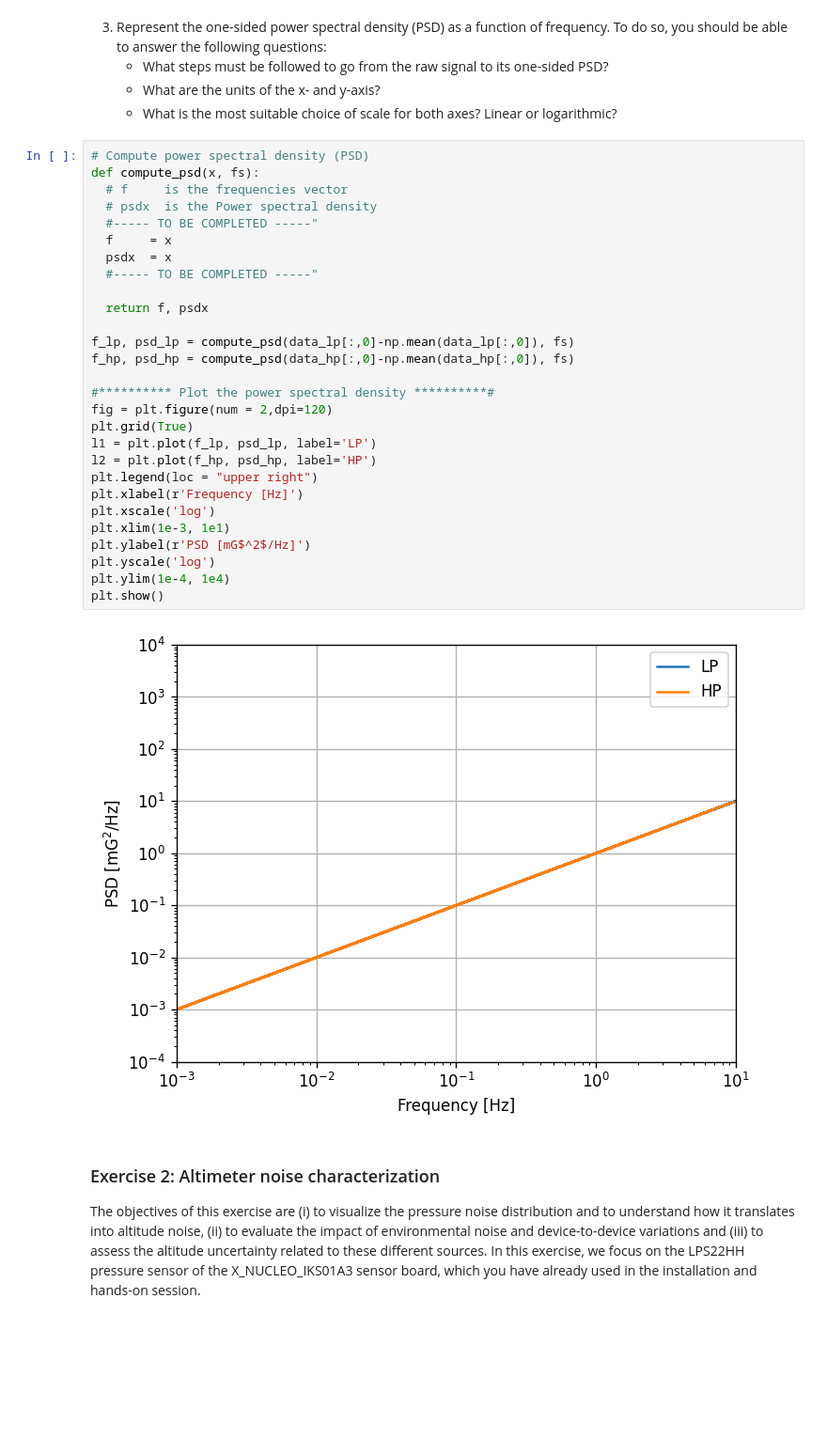
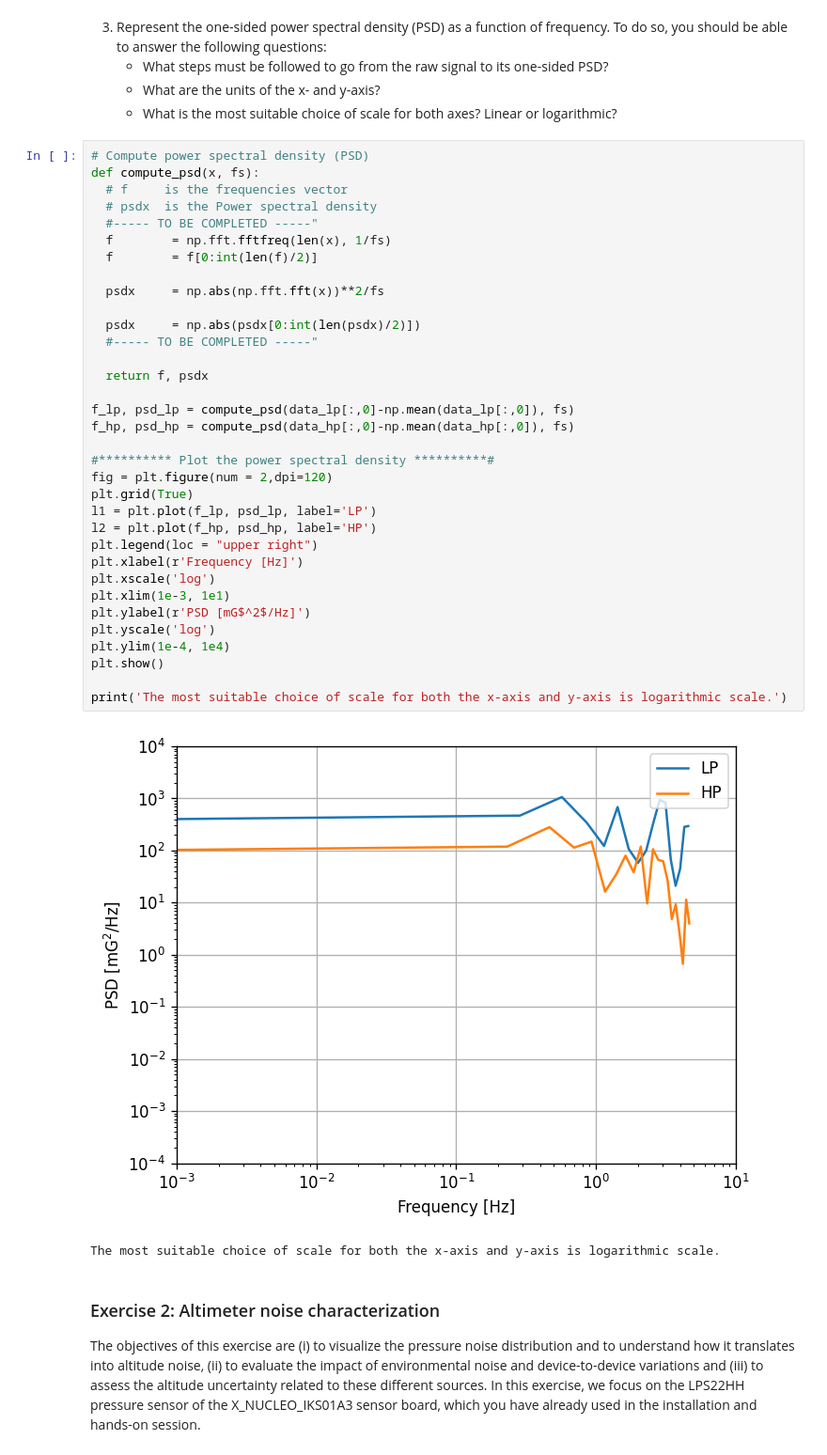
Before and after one commit to nonoswagman/LELEC2811-Group1, a Jupyter notebook: E1 - Noise and calibration-20241004/LELEC2811_E1_Notebook/E1_Notebook.ipynb, the cells around one changed output. Shown at 94% size. Drawn from its saved outputs; the diff is of its cells as text; blank space fills up the shorter version.

```diff
--- a/E1 - Noise and calibration-20241004/LELEC2811_E1_Notebook/E1_Notebook.ipynb
+++ b/E1 - Noise and calibration-20241004/LELEC2811_E1_Notebook/E1_Notebook.ipynb
@@ -84,33 +88,40 @@ RMS noise (HP): 3.687 mG
 # %%
 # Compute power spectral density (PSD)
 def compute_psd(x, fs):
   # f     is the frequencies vector
   # psdx  is the Power spectral density
   #----- TO BE COMPLETED -----"
-  f     = x
-  psdx  = x
+  f        = np.fft.fftfreq(len(x), 1/fs)
+  f        = f[0:int(len(f)/2)]
+
+  psdx     = np.abs(np.fft.fft(x))**2/fs
+
+  psdx     = np.abs(psdx[0:int(len(psdx)/2)])
   #----- TO BE COMPLETED -----"
 
   return f, psdx
 
 f_lp, psd_lp = compute_psd(data_lp[:,0]-np.mean(data_lp[:,0]), fs)
 f_hp, psd_hp = compute_psd(data_hp[:,0]-np.mean(data_hp[:,0]), fs)
 
 #********** Plot the power spectral density **********#
 fig = plt.figure(num = 2,dpi=120)
 plt.grid(True)
 l1 = plt.plot(f_lp, psd_lp, label='LP')
 l2 = plt.plot(f_hp, psd_hp, label='HP')
 plt.legend(loc = "upper right")
 plt.xlabel(r'Frequency [Hz]')
 plt.xscale('log')
 plt.xlim(1e-3, 1e1)
 plt.ylabel(r'PSD [mG$^2$/Hz]')
 plt.yscale('log')
 plt.ylim(1e-4, 1e4)
 plt.show()
+
+print('The most suitable choice of scale for both the x-axis and y-axis is logarithmic scale.')
 # %% [output]
-[figure, old version]
+[figure, new version]
+The most suitable choice of scale for both the x-axis and y-axis is logarithmic scale.
 # %% [markdown]
 ### Exercise 2: Altimeter noise characterization
 
```
Also changed, not shown: parts of 8 cells of this notebook, 1 other file.
